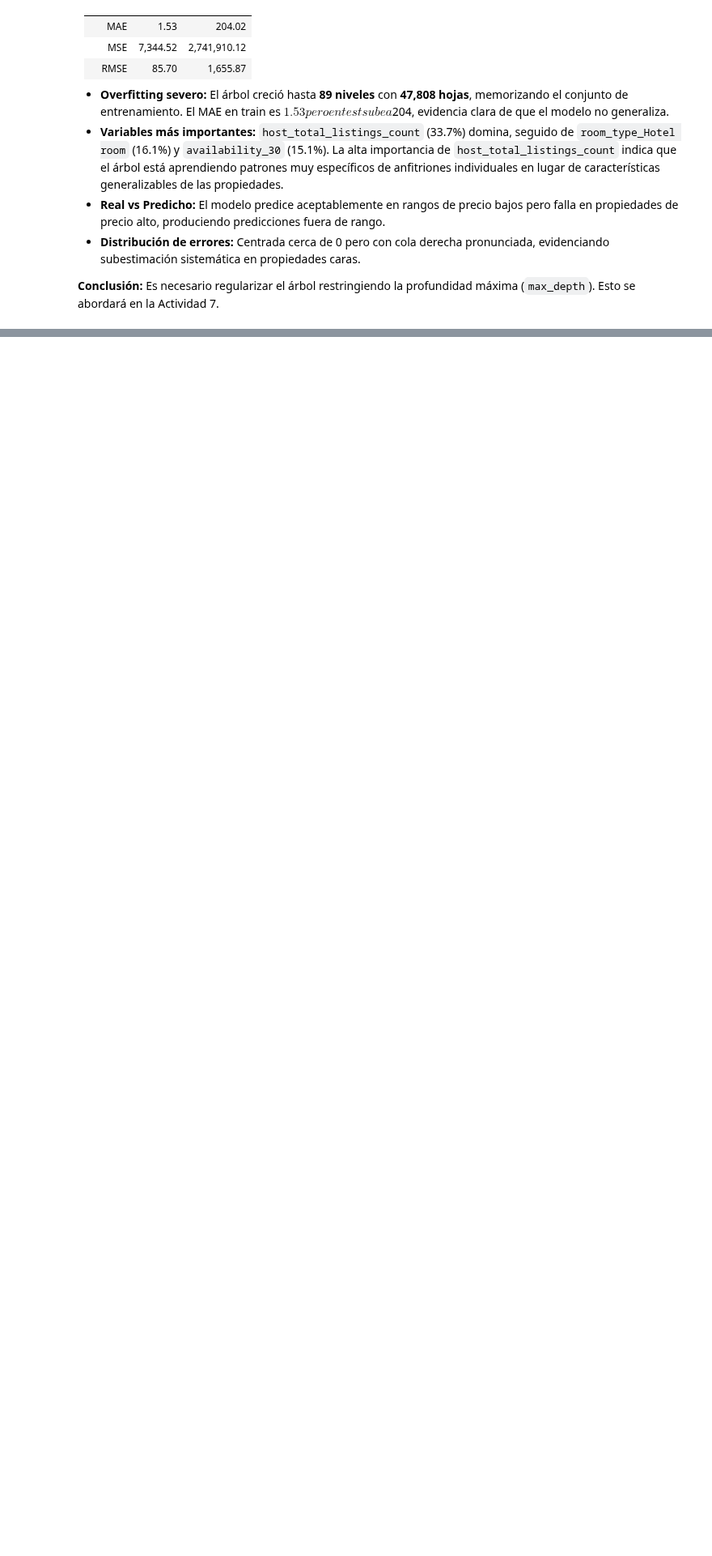
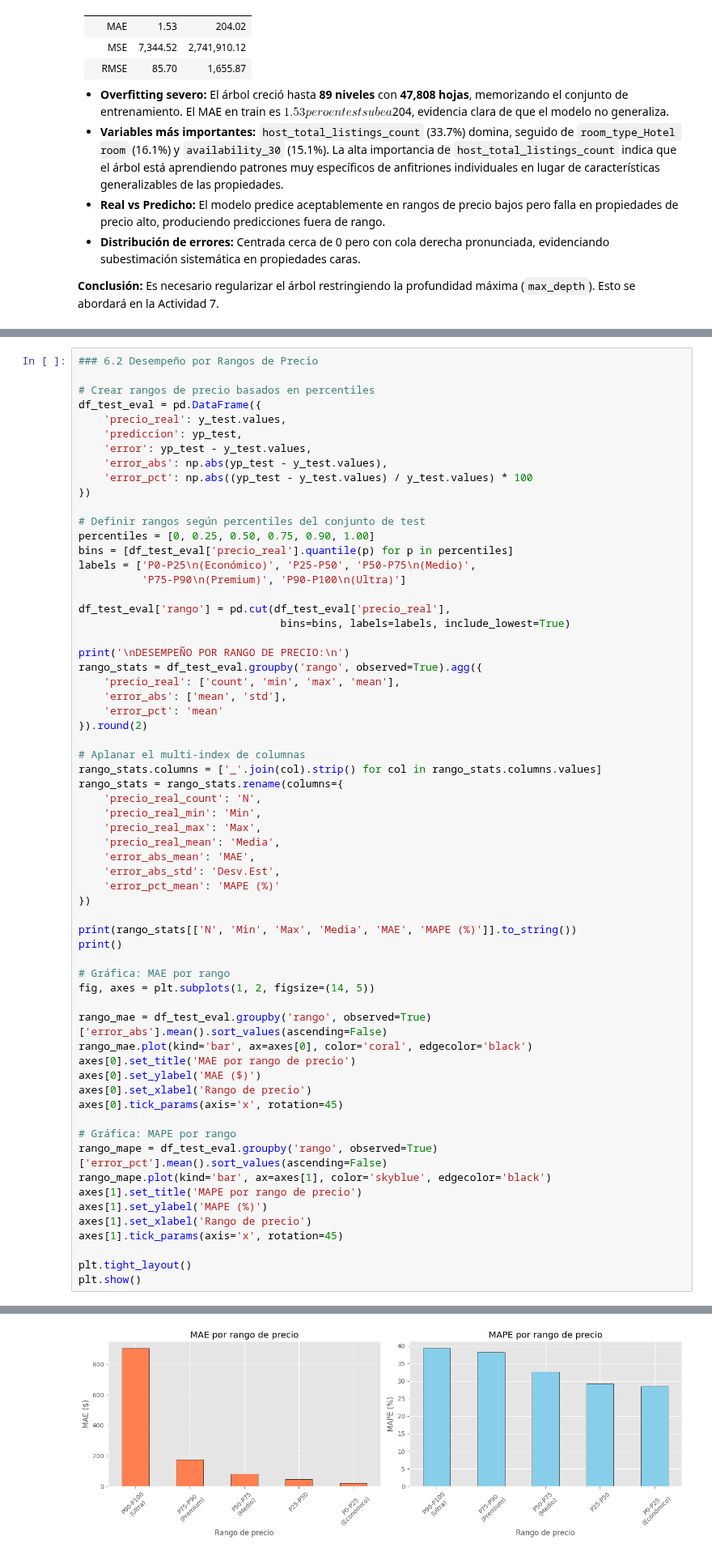
Before and after one commit to FerAHMz/lab4-md, a Jupyter notebook: lab4.ipynb, the cells around one changed output, grey strips where cells are left out. Shown at 81% size. Saved outputs shown, nothing was run; the diff lists cells and outputs as text; blank space fills up the shorter version.

```diff
--- a/lab4.ipynb
+++ b/lab4.ipynb
@@ -751,0 +802,64 @@ host_total_listings_count                 0.3373
+# %%
+### 6.2 Desempeño por Rangos de Precio
+
+# Crear rangos de precio basados en percentiles
+df_test_eval = pd.DataFrame({
+    'precio_real': y_test.values,
+    'prediccion': yp_test,
+    'error': yp_test - y_test.values,
+    'error_abs': np.abs(yp_test - y_test.values),
+    'error_pct': np.abs((yp_test - y_test.values) / y_test.values) * 100
+})
+
+# Definir rangos según percentiles del conjunto de test
+percentiles = [0, 0.25, 0.50, 0.75, 0.90, 1.00]
+bins = [df_test_eval['precio_real'].quantile(p) for p in percentiles]
+labels = ['P0-P25\n(Económico)', 'P25-P50', 'P50-P75\n(Medio)',
+          'P75-P90\n(Premium)', 'P90-P100\n(Ultra)']
+
+df_test_eval['rango'] = pd.cut(df_test_eval['precio_real'],
+                                bins=bins, labels=labels, include_lowest=True)
+
+print('\nDESEMPEÑO POR RANGO DE PRECIO:\n')
+rango_stats = df_test_eval.groupby('rango', observed=True).agg({
+    'precio_real': ['count', 'min', 'max', 'mean'],
+    'error_abs': ['mean', 'std'],
+    'error_pct': 'mean'
+}).round(2)
+
+# Aplanar el multi-index de columnas
+rango_stats.columns = ['_'.join(col).strip() for col in rango_stats.columns.values]
+rango_stats = rango_stats.rename(columns={
+    'precio_real_count': 'N',
+    'precio_real_min': 'Min',
+    'precio_real_max': 'Max',
+    'precio_real_mean': 'Media',
+    'error_abs_mean': 'MAE',
+    'error_abs_std': 'Desv.Est',
+    'error_pct_mean': 'MAPE (%)'
+})
+
+print(rango_stats[['N', 'Min', 'Max', 'Media', 'MAE', 'MAPE (%)']].to_string())
+print()
+
+# Gráfica: MAE por rango
+fig, axes = plt.subplots(1, 2, figsize=(14, 5))
+
+rango_mae = df_test_eval.groupby('rango', observed=True)['error_abs'].mean().sort_values(ascending=False)
+rango_mae.plot(kind='bar', ax=axes[0], color='coral', edgecolor='black')
+axes[0].set_title('MAE por rango de precio')
+axes[0].set_ylabel('MAE ($)')
+axes[0].set_xlabel('Rango de precio')
+axes[0].tick_params(axis='x', rotation=45)
+
+# Gráfica: MAPE por rango
+rango_mape = df_test_eval.groupby('rango', observed=True)['error_pct'].mean().sort_values(ascending=False)
+rango_mape.plot(kind='bar', ax=axes[1], color='skyblue', edgecolor='black')
+axes[1].set_title('MAPE por rango de precio')
+axes[1].set_ylabel('MAPE (%)')
+axes[1].set_xlabel('Rango de precio')
+axes[1].tick_params(axis='x', rotation=45)
+
+plt.tight_layout()
+plt.show()
+# %% [output]
@@ -751,0 +875 @@ host_total_listings_count                 0.3373
+[figure, added]
```
Also changed, not shown: parts of 23 cells of this notebook.
